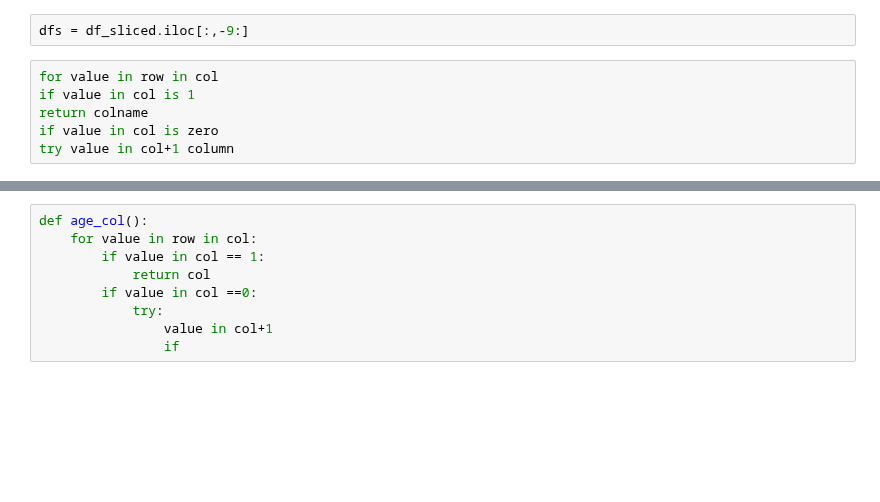
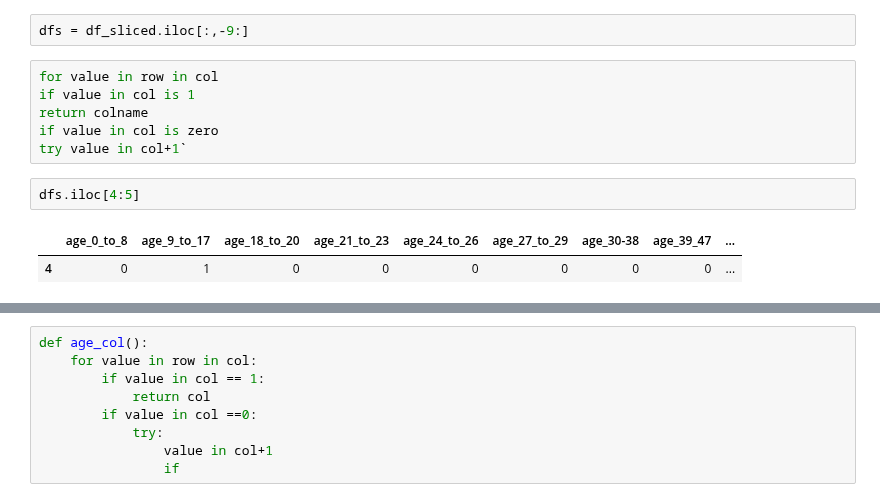
Before and after one commit to lampu98/ht_project, a Jupyter notebook: notebooks/scraped_df_exploration_after_fe.ipynb, the cells around one changed output, grey strips where cells are left out. Drawn from its saved outputs; the diff is of its cells as text; blank space fills up the shorter version.

```diff
--- a/notebooks/scraped_df_exploration_after_fe.ipynb
+++ b/notebooks/scraped_df_exploration_after_fe.ipynb
@@ -263,4 +268,9 @@ for value in row in col
 if value in col is 1
 return colname
 if value in col is zero
-try value in col+1 column
+try value in col+1`
+# %%
+dfs.iloc[4:5]
+# %% [output]
+|  | age_0_to_8 | age_9_to_17 | age_18_to_20 | age_21_to_23 | age_24_to_26 | age_27_to_29 | age_30-38 | age_39_47 | ... |
+| 4 | 0 | 1 | 0 | 0 | 0 | 0 | 0 | 0 | ... |
```
Also changed, not shown: parts of 6 cells of this notebook.
